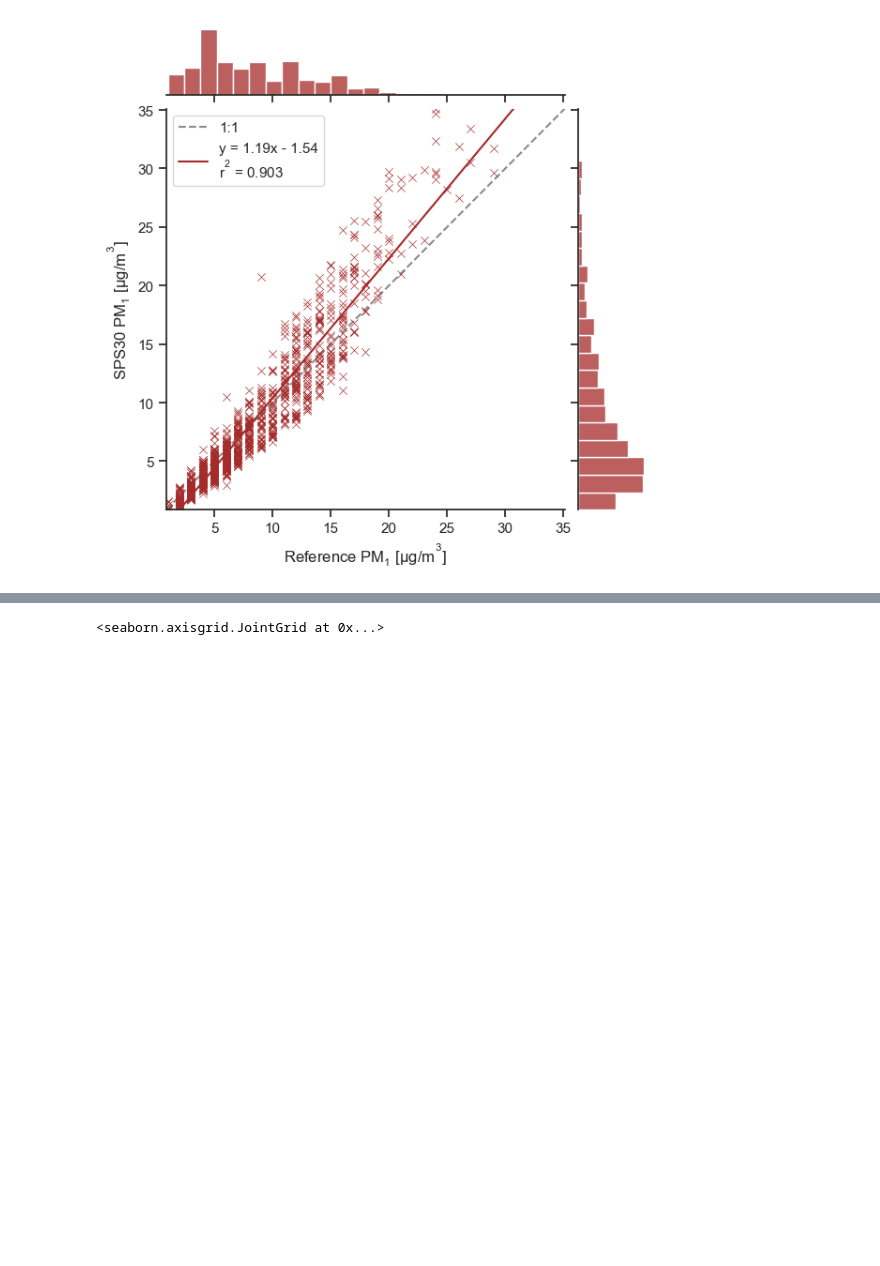
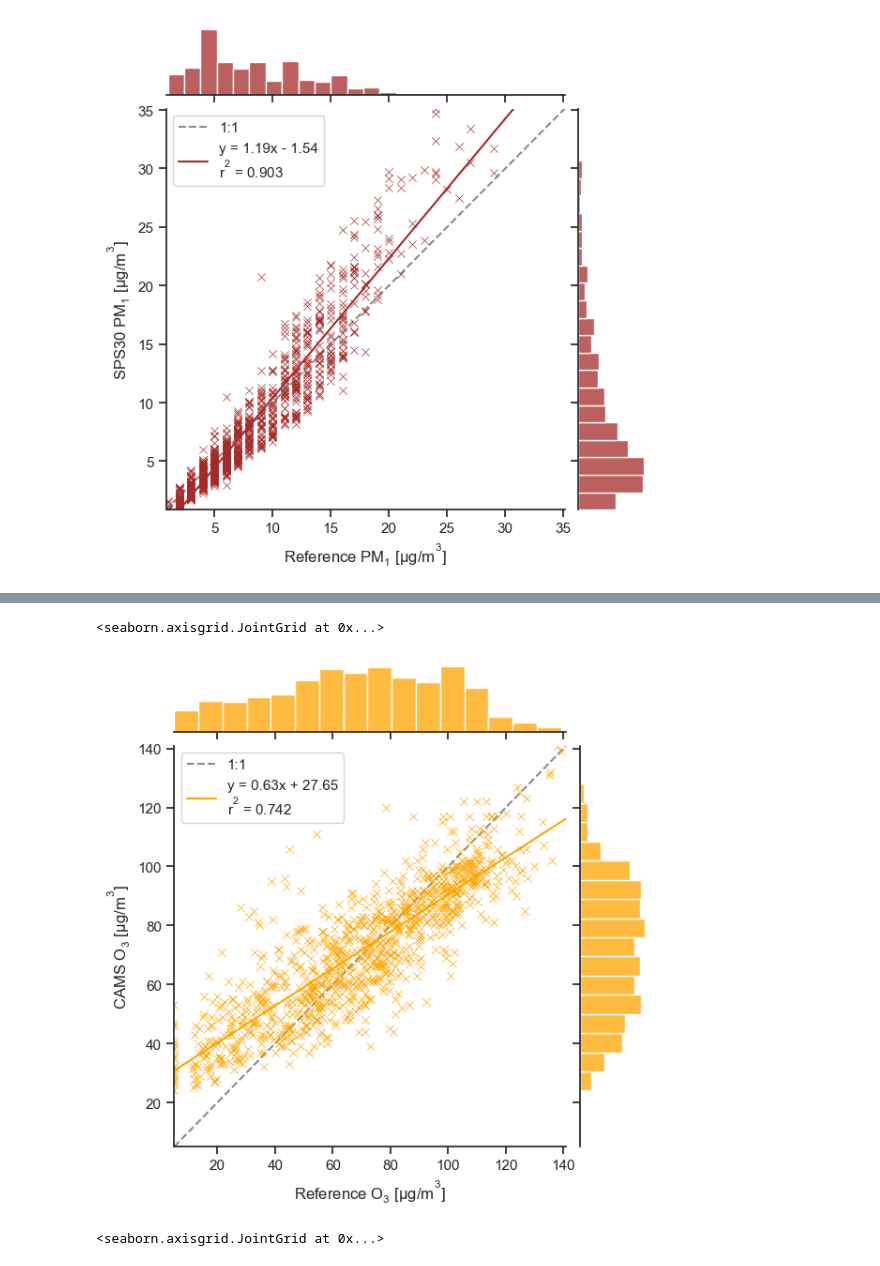
Before and after one commit to vn-hub/koloka, a Jupyter notebook: Eval3_summer.ipynb, the cells around one changed output, grey strips where cells are left out. Cells and saved outputs as stored; diff of their text form; code cells hidden in the pictures; blank space fills up the shorter version.

```diff
--- a/Eval3_summer.ipynb
+++ b/Eval3_summer.ipynb
@@ -389,3 +440,18 @@ plt.show()
+# %%
+#df["ozone (μg/m³)"] = pd.to_numeric(df["ozone (μg/m³)"], errors='coerce')
+
+pm = atmospy.regplot(
+    data=df,
+    x="O3 [ug/m3]",
+    y="ozone (μg/m³)",
+    color="orange",
+    marker='x',
+#    fit_reg=False
+)
+pm.set_axis_labels(xlabel="Reference $O_{3}$ [$µg/m^{3}$]", ylabel="CAMS $O_{3}$ [$µg/m^{3}$]")
+# %% [output]
+<seaborn.axisgrid.JointGrid at 0x...>
+[figure, added]
 # %%
 df["PM_2.5"] = pd.to_numeric(df["PM_2.5"], errors='coerce')
 
```
Also changed, not shown: parts of 5 cells of this notebook, 2 other files.
